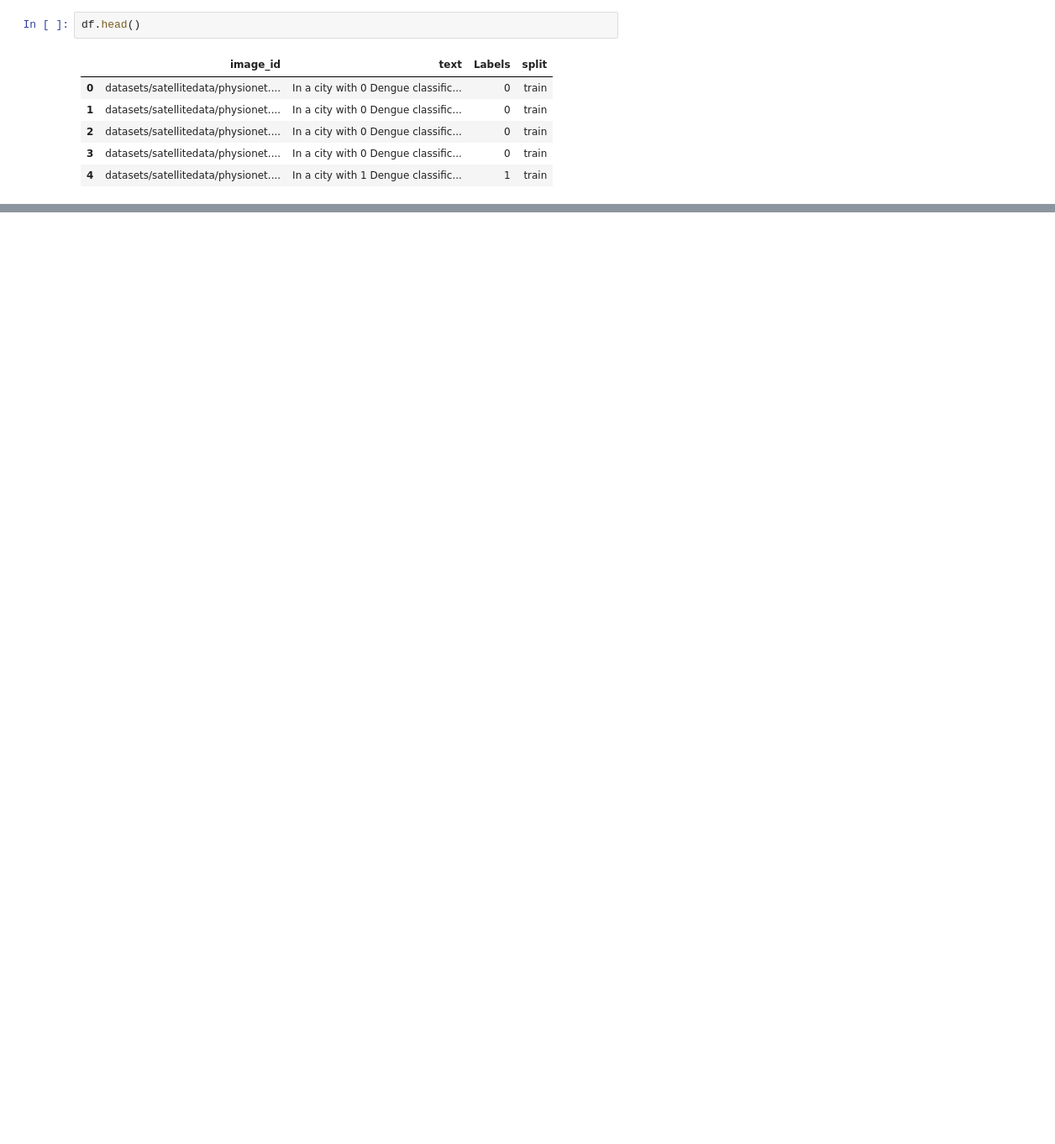
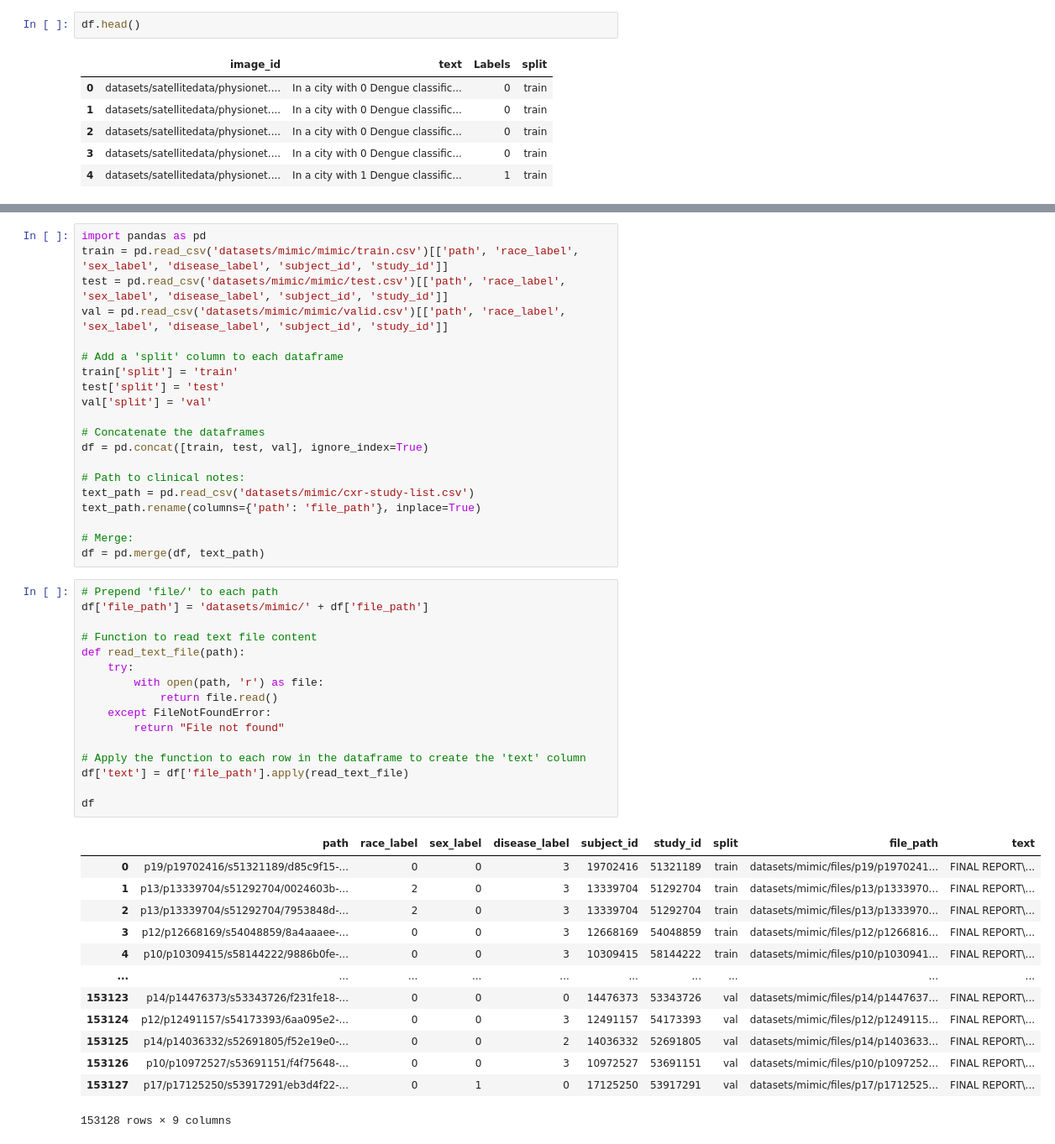
Before and after one commit to dsrestrepo/Foundational-Multimodal-Fusion-Benchmark, a Jupyter notebook: get_datasets.ipynb, the cells around one changed output, grey strips where cells are left out. Shown: that part at 84% size. Cells and saved outputs as stored; diff of their text form; blank space fills up the shorter version.

Commit message:
adding mimic cxr

```diff
--- a/get_datasets.ipynb
+++ b/get_datasets.ipynb
@@ -285,0 +295,50 @@ df.head()
+# %%
+import pandas as pd
+train = pd.read_csv('datasets/mimic/mimic/train.csv')[['path', 'race_label', 'sex_label', 'disease_label', 'subject_id', 'study_id']]
+test = pd.read_csv('datasets/mimic/mimic/test.csv')[['path', 'race_label', 'sex_label', 'disease_label', 'subject_id', 'study_id']]
+val = pd.read_csv('datasets/mimic/mimic/valid.csv')[['path', 'race_label', 'sex_label', 'disease_label', 'subject_id', 'study_id']]
+
+# Add a 'split' column to each dataframe
+train['split'] = 'train'
+test['split'] = 'test'
+val['split'] = 'val'
+
+# Concatenate the dataframes
+df = pd.concat([train, test, val], ignore_index=True)
+
+# Path to clinical notes:
+text_path = pd.read_csv('datasets/mimic/cxr-study-list.csv')
+text_path.rename(columns={'path': 'file_path'}, inplace=True)
+
+# Merge:
+df = pd.merge(df, text_path)
+# %%
+# Prepend 'file/' to each path
+df['file_path'] = 'datasets/mimic/' + df['file_path']
+
+# Function to read text file content
+def read_text_file(path):
+    try:
+        with open(path, 'r') as file:
+            return file.read()
+    except FileNotFoundError:
+        return "File not found"
+
+# Apply the function to each row in the dataframe to create the 'text' column
+df['text'] = df['file_path'].apply(read_text_file)
+
+df
+# %% [output]
+|  | path | race_label | sex_label | disease_label | subject_id | study_id | split | file_path | text |
+| 0 | p19/p19702416/s51321189/d85c9f15-... | 0 | 0 | 3 | 19702416 | 51321189 | train | datasets/mimic/files/p19/p1970241... | FINAL REPORT\... |
+| 1 | p13/p13339704/s51292704/0024603b-... | 2 | 0 | 3 | 13339704 | 51292704 | train | datasets/mimic/files/p13/p1333970... | FINAL REPORT\... |
+| 2 | p13/p13339704/s51292704/7953848d-... | 2 | 0 | 3 | 13339704 | 51292704 | train | datasets/mimic/files/p13/p1333970... | FINAL REPORT\... |
+| 3 | p12/p12668169/s54048859/8a4aaaee-... | 0 | 0 | 3 | 12668169 | 54048859 | train | datasets/mimic/files/p12/p1266816... | FINAL REPORT\... |
+| 4 | p10/p10309415/s58144222/9886b0fe-... | 0 | 0 | 3 | 10309415 | 58144222 | train | datasets/mimic/files/p10/p1030941... | FINAL REPORT\... |
+| ... | ... | ... | ... | ... | ... | ... | ... | ... | ... |
+| 153123 | p14/p14476373/s53343726/f231fe18-... | 0 | 0 | 0 | 14476373 | 53343726 | val | datasets/mimic/files/p14/p1447637... | FINAL REPORT\... |
+| 153124 | p12/p12491157/s54173393/6aa095e2-... | 0 | 0 | 3 | 12491157 | 54173393 | val | datasets/mimic/files/p12/p1249115... | FINAL REPORT\... |
+| 153125 | p14/p14036332/s52691805/f52e19e0-... | 0 | 0 | 2 | 14036332 | 52691805 | val | datasets/mimic/files/p14/p1403633... | FINAL REPORT\... |
+| 153126 | p10/p10972527/s53691151/f4f75648-... | 0 | 0 | 3 | 10972527 | 53691151 | val | datasets/mimic/files/p10/p1097252... | FINAL REPORT\... |
+| 153127 | p17/p17125250/s53917291/eb3d4f22-... | 0 | 1 | 0 | 17125250 | 53917291 | val | datasets/mimic/files/p17/p1712525... | FINAL REPORT\... |
+153128 rows × 9 columns
```
Also changed, not shown: parts of 2 cells of this notebook.
